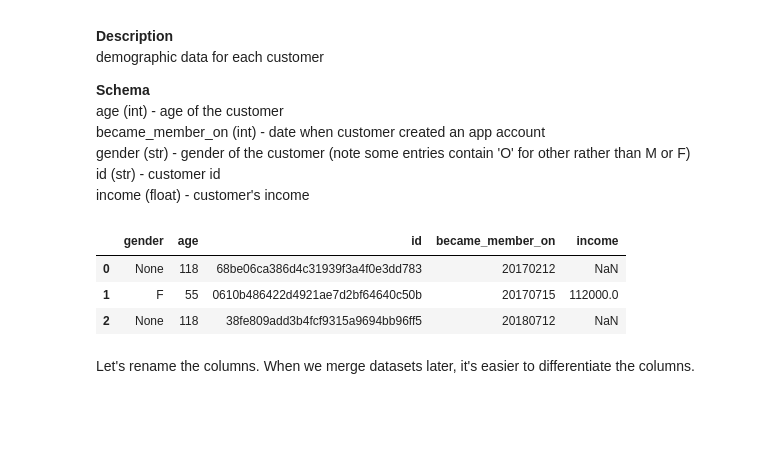
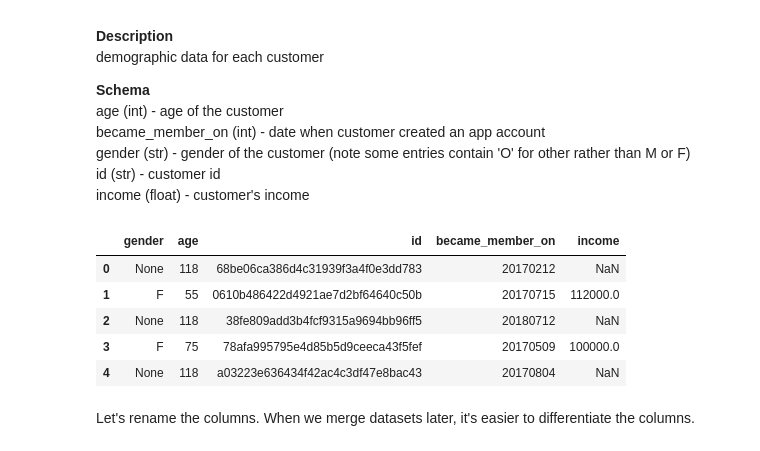
Before and after one commit to TillKuck/UDACITY_Capstone_Starbucks, a Jupyter notebook: develop/2_EDA_DataUnderstanding_DataCleaning_DataViz.ipynb, the cells around one changed output. Cells and saved outputs as stored; diff of their text form; code cells hidden in the pictures; blank space fills up the shorter version.

```diff
--- a/develop/2_EDA_DataUnderstanding_DataCleaning_DataViz.ipynb
+++ b/develop/2_EDA_DataUnderstanding_DataCleaning_DataViz.ipynb
@@ -129,12 +128,14 @@ gender (str) - gender of the customer (note some entries contain 'O' for other r
 id (str) - customer id
 income (float) - customer's income
 # %%
-df_profile.head(3)
+df_profile.head()
 # %% [output]
 |  | gender | age | id | became_member_on | income |
 | 0 | None | 118 | 68be06ca386d4c31939f3a4f0e3dd783 | 20170212 | NaN |
 | 1 | F | 55 | 0610b486422d4921ae7d2bf64640c50b | 20170715 | 112000.0 |
 | 2 | None | 118 | 38fe809add3b4fcf9315a9694bb96ff5 | 20180712 | NaN |
+| 3 | F | 75 | 78afa995795e4d85b5d9ceeca43f5fef | 20170509 | 100000.0 |
+| 4 | None | 118 | a03223e636434f42ac4c3df47e8bac43 | 20170804 | NaN |
 # %% [markdown]
 Let's rename the columns. When we merge datasets later, it's easier to differentiate the columns.
 # %%
```
Also changed, not shown: parts of 6 cells of this notebook, 3 other files.
